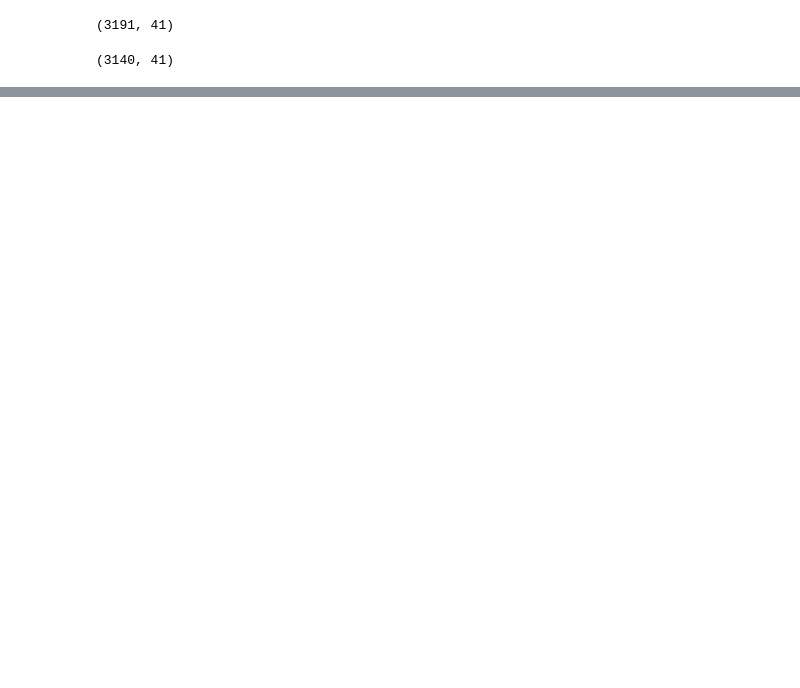
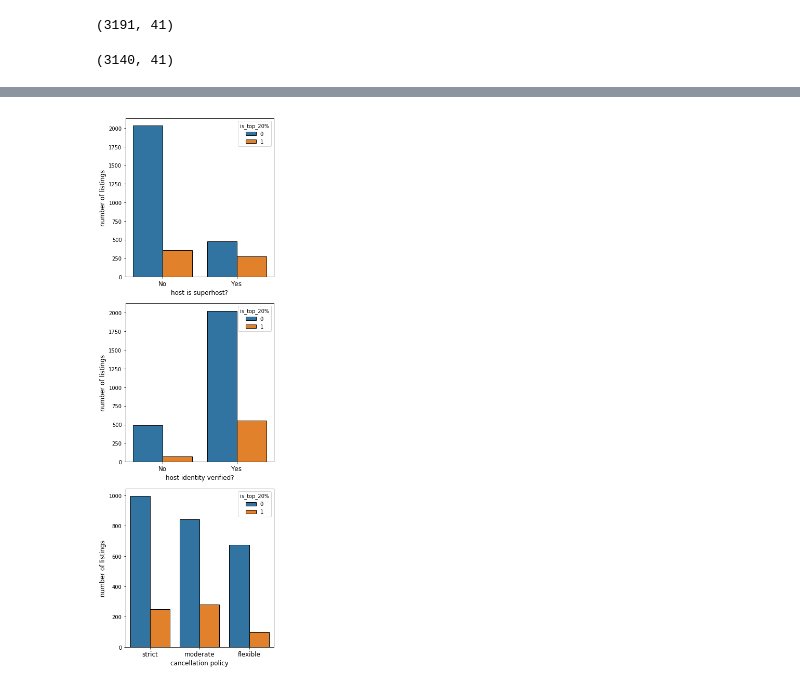
Before and after one commit to nshabani/SeattleAirbnb, a Jupyter notebook: Seattle_Airbnb_final.ipynb, the cells around one changed output, grey strips where cells are left out. Cells and saved outputs as stored; diff of their text form; code cells hidden in the pictures; blank space fills up the shorter version.

```diff
--- a/Seattle_Airbnb_final.ipynb
+++ b/Seattle_Airbnb_final.ipynb
@@ -111,0 +161,40 @@ plt.show
+# %%
+#to make specific graphs for most impactful parameters
+plt.figure(figsize=[5,15])
+
+plt.subplots_adjust(hspace = 0.3)
+col='host_is_superhost'
+plt.subplot(3,1,1)
+figure=sns.countplot(x=col,hue='is_top_20%',data=df2,edgecolor="k")
+plt.xticks(np.arange(2),('No','Yes'),fontsize=12)
+plt.xlabel('host is superhost?',fontsize=12)
+plt.yticks(fontsize=10)
+plt.ylabel('number of listings', fontsize=12)
+plt.tight_layout()
+
+col='host_identity_verified'
+plt.subplot(3,1,2)
+figure=sns.countplot(x=col,hue='is_top_20%',data=df2,edgecolor="k")
+plt.xticks(np.arange(2),('No','Yes'),fontsize=12)
+plt.xlabel('host identity verified?',fontsize=12)
+plt.yticks(fontsize=10)
+plt.ylabel('number of listings', fontsize=12)
+plt.tight_layout()
+
+
+col='cancellation_policy'
+plt.subplot(3,1,3)
+figure=sns.countplot(x=col,hue='is_top_20%',data=df2,edgecolor="k",order=df2[col].value_counts().index)
+#fig=sns.countplot(x=col,data=df2,,hue='is_top_20%',color=base_color)#,hue='is_top_20%'
+plt.xticks(fontsize=12)
+plt.xlabel('cancellation policy',fontsize=12)
+plt.yticks(fontsize=10)
+plt.ylabel('number of listings', fontsize=12)
+plt.tight_layout()
+
+df3=df2.groupby(['cancellation_policy','is_top_20%']).count()['id']/df2.groupby(['cancellation_policy']).count()['id']
+
+plt.show
+plt.savefig('/Users/hmohamadi/Desktop/seattle/host_data.png') # save as png
+# %% [output]
+[figure, added]
```
Also changed, not shown: parts of 20 cells of this notebook.
